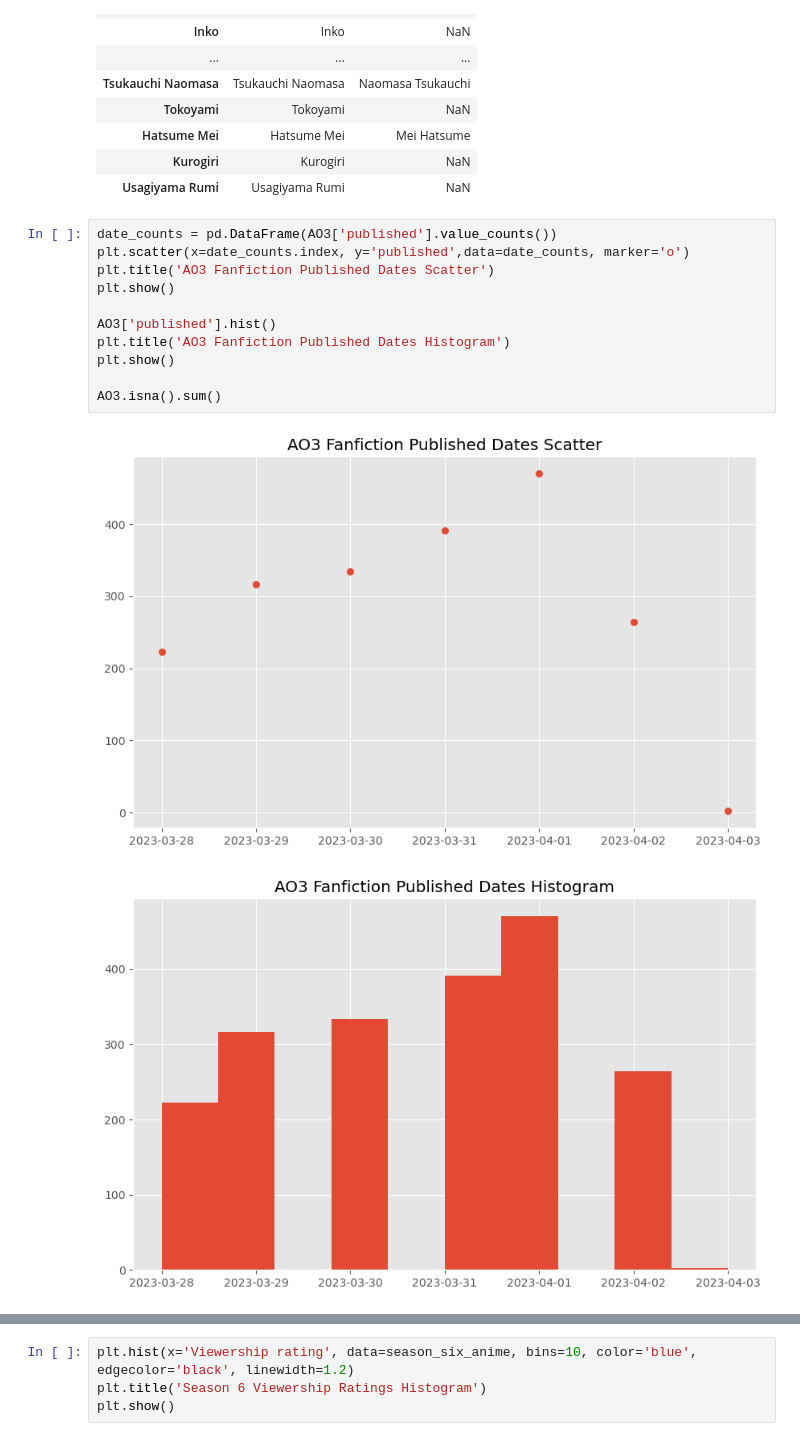
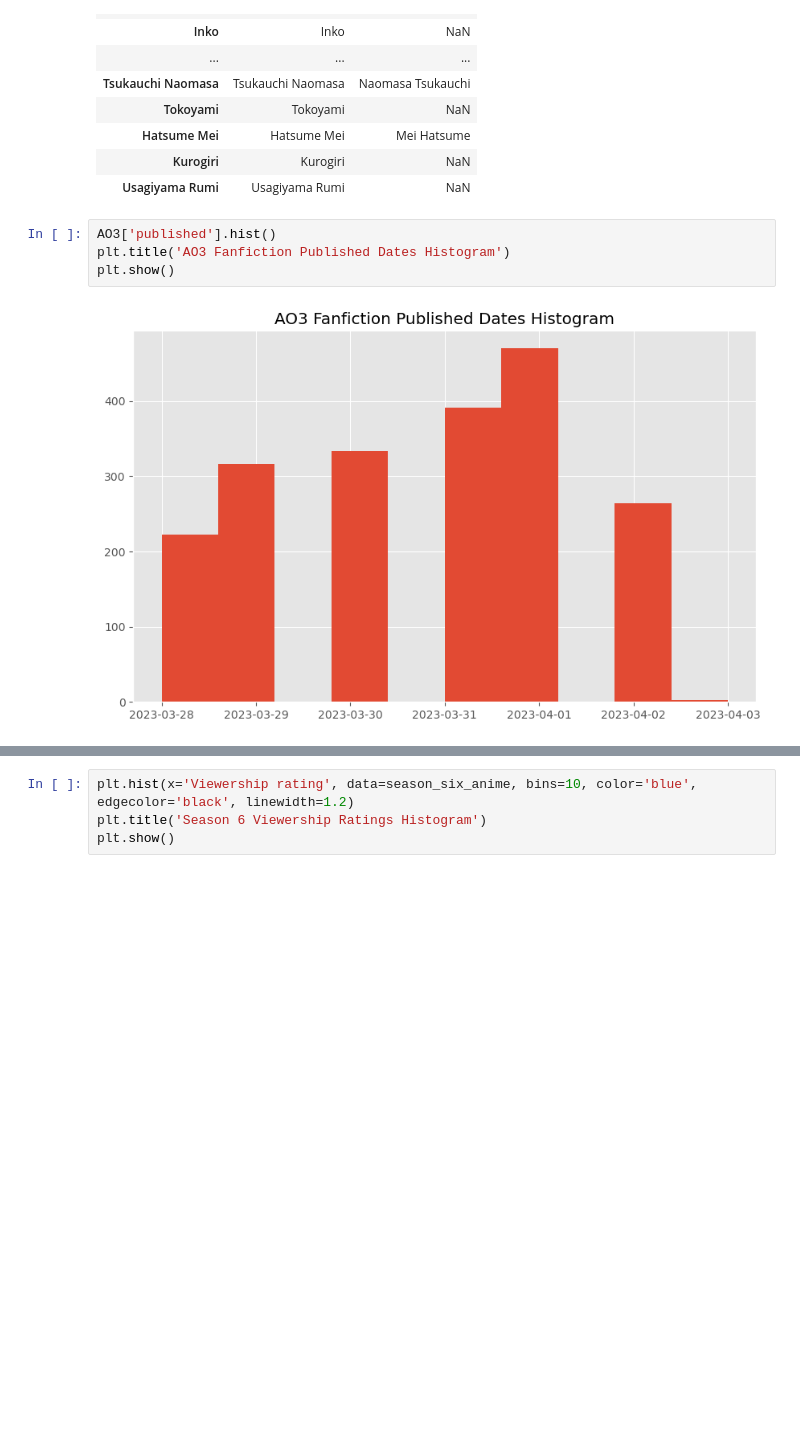
Before and after one commit to irwinjacky/AnimeShips, a Jupyter notebook: Statistics and Analysis of Characters and Anime .ipynb, the cells around one changed output, grey strips where cells are left out. Saved outputs shown, nothing was run; the diff lists cells and outputs as text; blank space fills up the shorter version.

```diff
--- a/Statistics and Analysis of Characters and Anime .ipynb
+++ b/Statistics and Analysis of Characters and Anime .ipynb
@@ -206,16 +208,8 @@ characters[:30]
 | Kurogiri | Kurogiri | NaN |
 | Usagiyama Rumi | Usagiyama Rumi | NaN |
 # %%
-date_counts = pd.DataFrame(AO3['published'].value_counts())
-plt.scatter(x=date_counts.index, y='published',data=date_counts, marker='o')
-plt.title('AO3 Fanfiction Published Dates Scatter')
-plt.show()
-
 AO3['published'].hist()
 plt.title('AO3 Fanfiction Published Dates Histogram')
 plt.show()
-
-AO3.isna().sum()
 # %% [output]
-[figure, old version]
+[figure, new version]
-[figure, removed]
```
Also changed, not shown: parts of 8 cells of this notebook, 2 other files.
